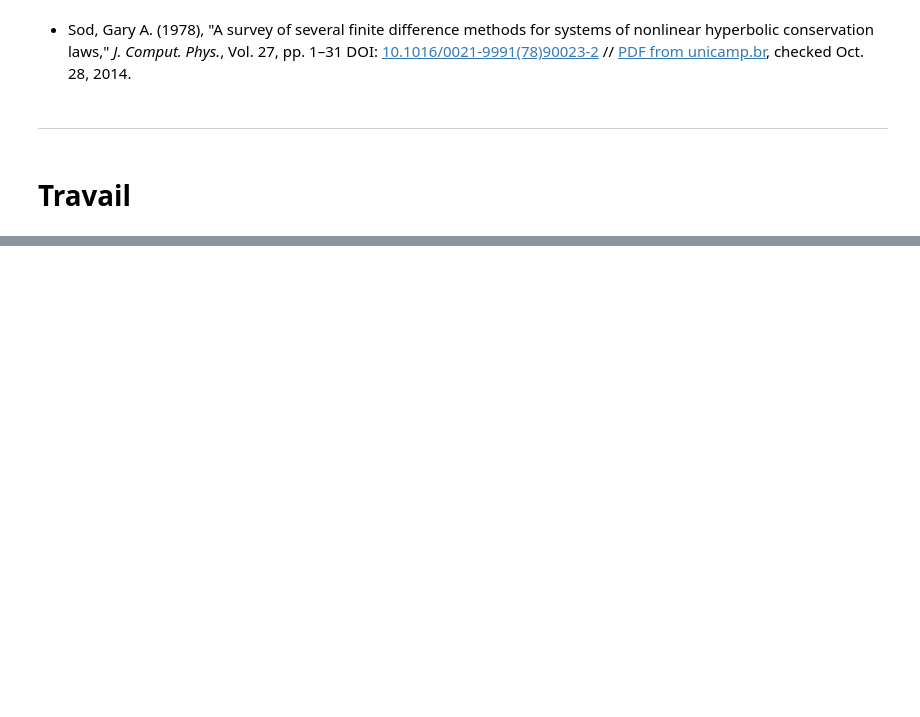
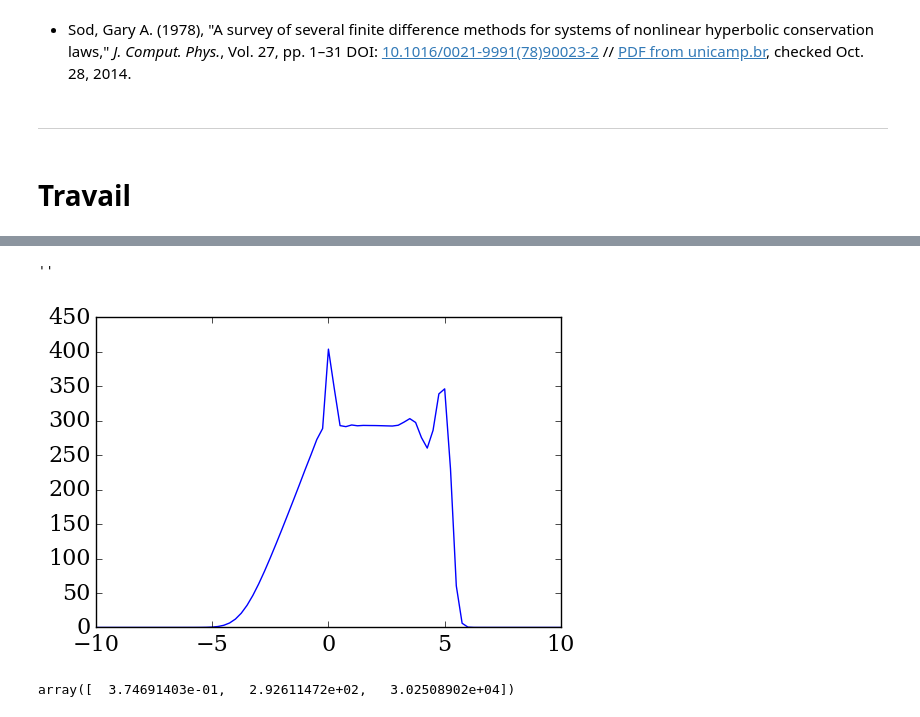
Before and after one commit to LusArt/Shock_Tube, a Jupyter notebook: Shock_Tube.ipynb, the cells around one changed output, grey strips where cells are left out. Cells and saved outputs as stored; diff of their text form; code cells hidden in the pictures; blank space fills up the shorter version.

```diff
--- a/Shock_Tube.ipynb
+++ b/Shock_Tube.ipynb
@@ -487,3 +260,0 @@ def dothemath(array, nt, dt, dx, gamma):
-# %%
-a = dothemath(initials,nt,dt,dx,gamma)
-b = basic(a[-1],gamma)
@@ -519,0 +498,12 @@ HTML(anim.to_html5_video())
+# %%
+pyplot.plot(x, b[50][1], color='b', ls='-', lw=1)
+pyplot.ylabel('')
+pyplot.xlabel('')
+;
+# %% [output]
+''
+[figure, added]
+# %%
+b[50,:,50]
+# %% [output]
+array([  3.74691403e-01,   2.92611472e+02,   3.02508902e+04])
```
Also changed, not shown: parts of 42 cells of this notebook.
